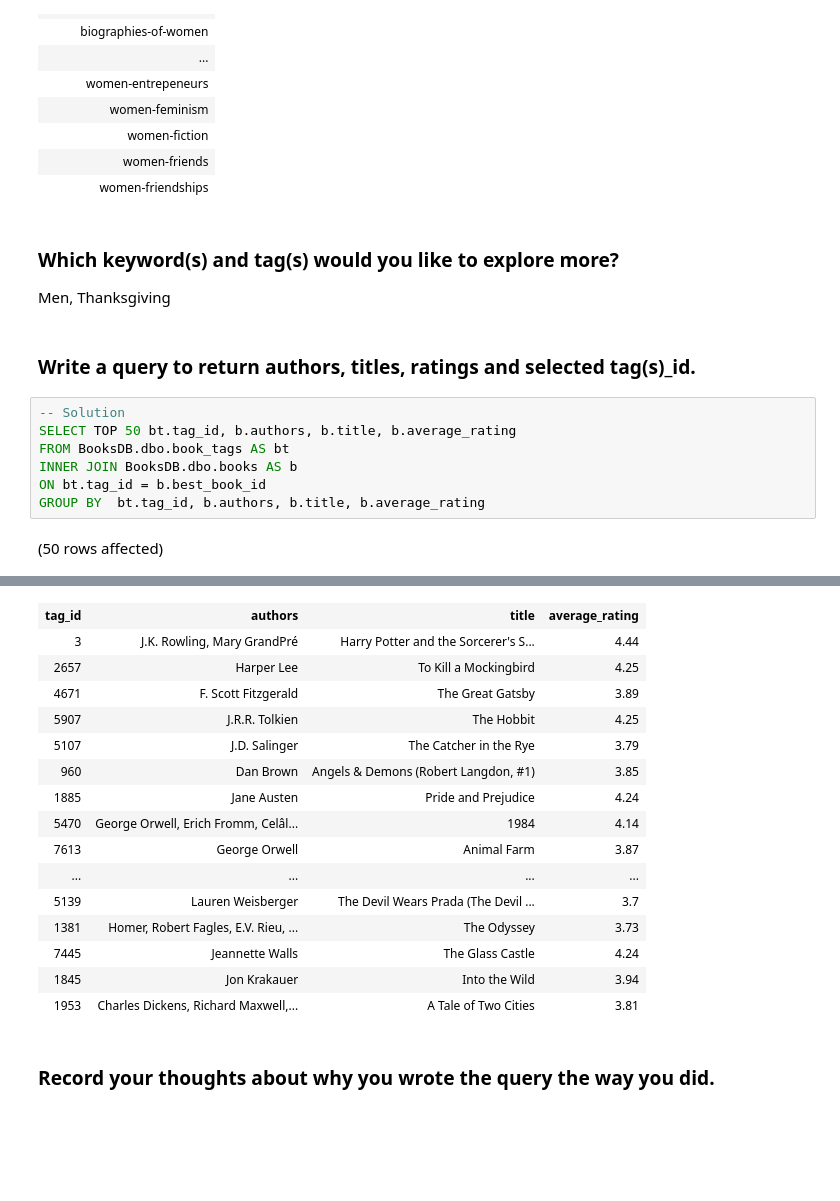
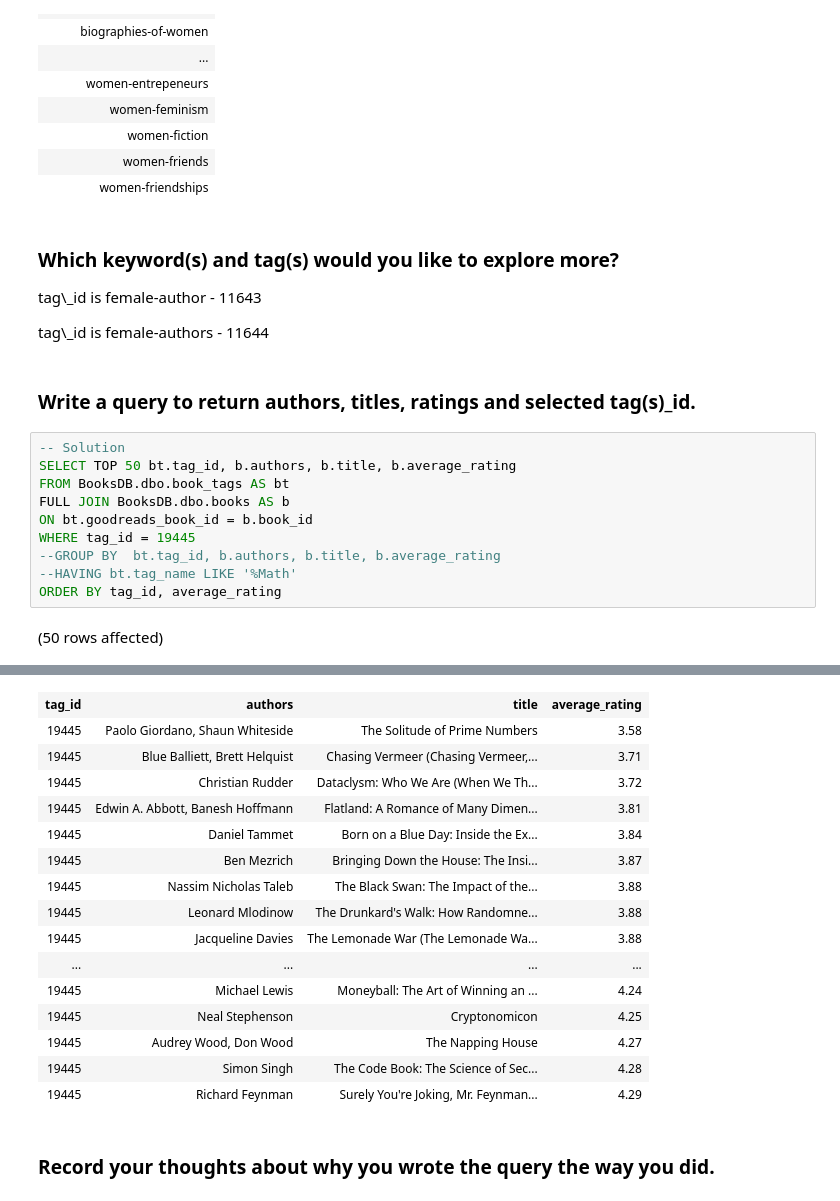
Before and after one commit to adeolaoa/SQL-Part-3-Studio, a Jupyter notebook: SQL-Part-3-Studio.ipynb, the cells around one changed output, grey strips where cells are left out. Cells and saved outputs as stored; diff of their text form; blank space fills up the shorter version.

```diff
--- a/SQL-Part-3-Studio.ipynb
+++ b/SQL-Part-3-Studio.ipynb
@@ -153,15 +138,20 @@ Total execution time: 00:00:00.133
 # %% [markdown]
 ### **Which keyword(s) and tag(s) would you like to explore more?**
 
-Men, Thanksgiving
+tag\\\_id is female-author - 11643
+
+tag\\\_id is female-authors - 11644
 # %% [markdown]
 ### **Write a query to return authors, titles, ratings and** **selected tag(s)\_id.**
 # %%
 -- Solution
 SELECT TOP 50 bt.tag_id, b.authors, b.title, b.average_rating
 FROM BooksDB.dbo.book_tags AS bt
-INNER JOIN BooksDB.dbo.books AS b
-ON bt.tag_id = b.best_book_id
-GROUP BY  bt.tag_id, b.authors, b.title, b.average_rating
+FULL JOIN BooksDB.dbo.books AS b
+ON bt.goodreads_book_id = b.book_id
+WHERE tag_id = 19445
+--GROUP BY  bt.tag_id, b.authors, b.title, b.average_rating
+--HAVING bt.tag_name LIKE '%Math'
+ORDER BY tag_id, average_rating
 # %% [output]
 (50 rows affected)
@@ -169,19 +159,19 @@ Total execution time: 00:00:00.277
 | tag_id | authors | title | average_rating |
-| 3 | J.K. Rowling, Mary GrandPré | Harry Potter and the Sorcerer's S... | 4.44 |
-| 2657 | Harper Lee | To Kill a Mockingbird | 4.25 |
-| 4671 | F. Scott Fitzgerald | The Great Gatsby | 3.89 |
-| 5907 | J.R.R. Tolkien | The Hobbit | 4.25 |
-| 5107 | J.D. Salinger | The Catcher in the Rye | 3.79 |
-| 960 | Dan Brown | Angels & Demons (Robert Langdon, #1) | 3.85 |
-| 1885 | Jane Austen | Pride and Prejudice | 4.24 |
-| 5470 | George Orwell, Erich Fromm, Celâl... | 1984 | 4.14 |
-| 7613 | George Orwell | Animal Farm | 3.87 |
+| 19445 | Paolo Giordano, Shaun Whiteside | The Solitude of Prime Numbers | 3.58 |
+| 19445 | Blue Balliett, Brett Helquist | Chasing Vermeer (Chasing Vermeer,... | 3.71 |
+| 19445 | Christian Rudder | Dataclysm: Who We Are (When We Th... | 3.72 |
+| 19445 | Edwin A. Abbott, Banesh Hoffmann | Flatland: A Romance of Many Dimen... | 3.81 |
+| 19445 | Daniel Tammet | Born on a Blue Day: Inside the Ex... | 3.84 |
+| 19445 | Ben Mezrich | Bringing Down the House: The Insi... | 3.87 |
+| 19445 | Nassim Nicholas Taleb | The Black Swan: The Impact of the... | 3.88 |
+| 19445 | Leonard Mlodinow | The Drunkard's Walk: How Randomne... | 3.88 |
+| 19445 | Jacqueline Davies | The Lemonade War (The Lemonade Wa... | 3.88 |
 | ... | ... | ... | ... |
-| 5139 | Lauren Weisberger | The Devil Wears Prada (The Devil ... | 3.7 |
-| 1381 | Homer, Robert Fagles, E.V. Rieu, ... | The Odyssey | 3.73 |
-| 7445 | Jeannette Walls | The Glass Castle | 4.24 |
-| 1845 | Jon Krakauer | Into the Wild | 3.94 |
-| 1953 | Charles Dickens, Richard Maxwell,... | A Tale of Two Cities | 3.81 |
+| 19445 | Michael Lewis | Moneyball: The Art of Winning an ... | 4.24 |
+| 19445 | Neal Stephenson | Cryptonomicon | 4.25 |
+| 19445 | Audrey Wood, Don Wood | The Napping House | 4.27 |
+| 19445 | Simon Singh | The Code Book: The Science of Sec... | 4.28 |
+| 19445 | Richard Feynman | Surely You're Joking, Mr. Feynman... | 4.29 |
 # %% [markdown]
 ### **Record your thoughts about why you wrote the query the way you did.**
 # %% [markdown]
```
Also changed, not shown: parts of 2 cells of this notebook.
